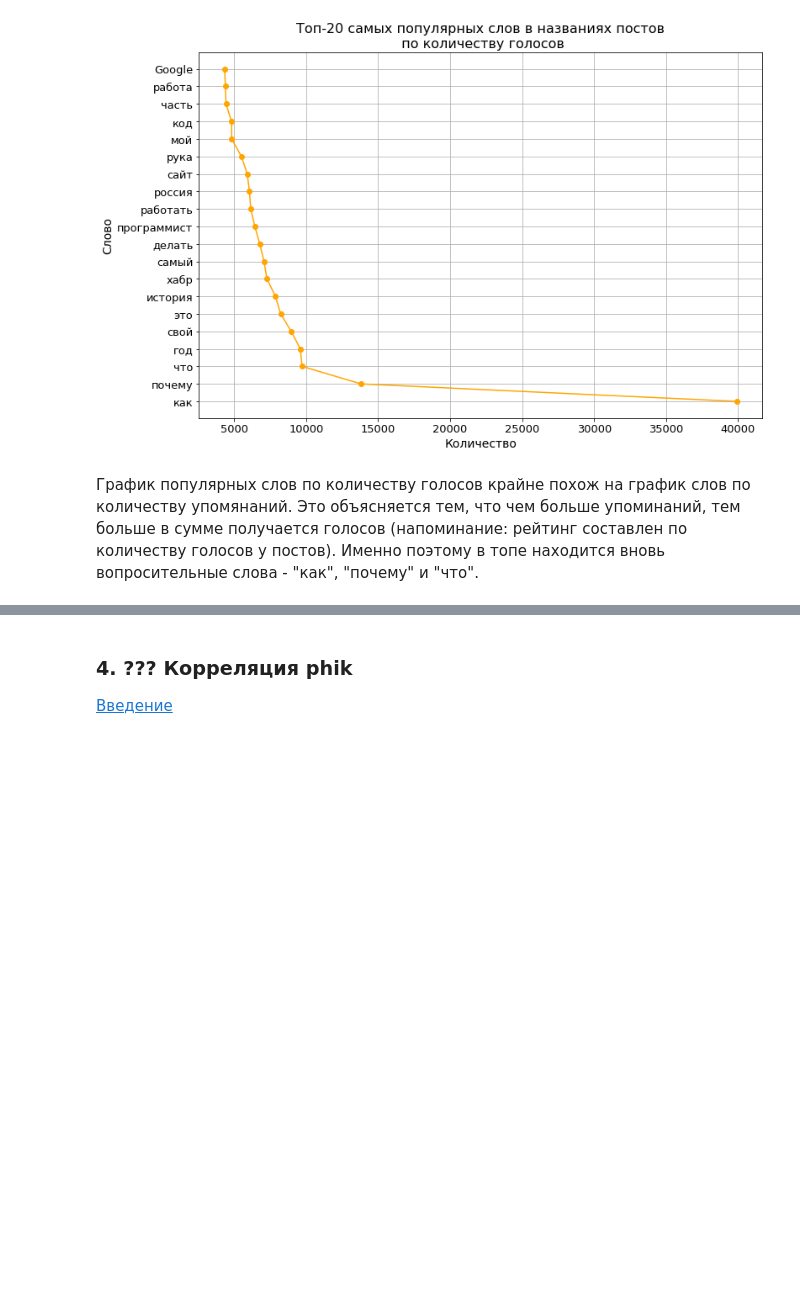
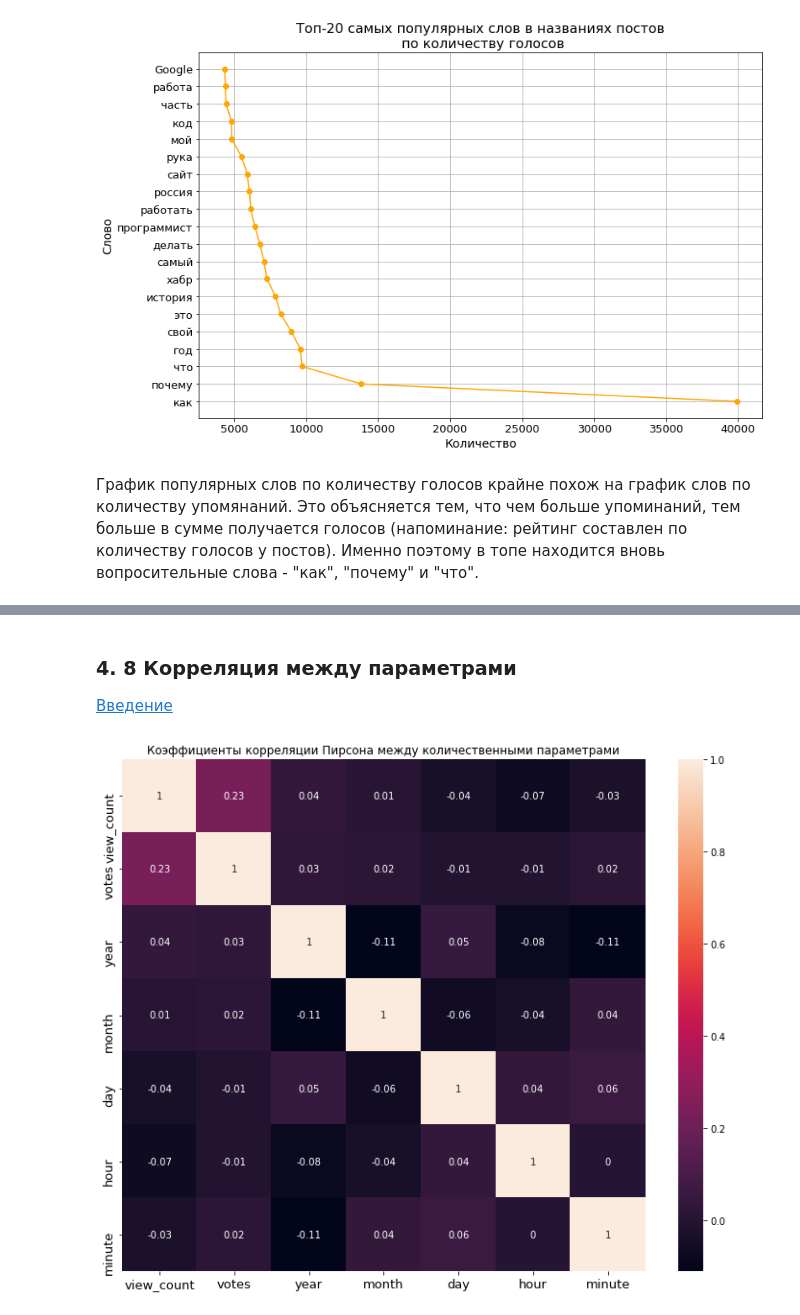
Before and after one commit to Midle68/habr_parsing, a Jupyter notebook: parser.ipynb, the cells around one changed output, grey strips where cells are left out. Saved outputs shown, nothing was run; the diff lists cells and outputs as text; code cells hidden in the pictures; blank space fills up the shorter version.

```diff
--- a/parser.ipynb
+++ b/parser.ipynb
@@ -763,3 +810,4 @@ show_top_20_words('votes', 'по количеству голосов', 'orange')
 # %% [markdown]
-### 4. ??? Корреляция phik
+<a name='correlation'></a>
+### 4. 8 Корреляция между параметрами
 [Введение](#introduction)
@@ -782,0 +814,13 @@ plot_correlation_matrix(
+# %%
+# График с коэффициентами корреляции Пирсона между количественными параметрами
+plt.figure(figsize=(10, 8))
+
+sns.heatmap(round(df_posts.corr(), 2), annot=True)
+
+plt.tight_layout()
+plt.title("Коэффициенты корреляции Пирсона между количественными параметрами")
+plt.xticks(fontsize=TICK_FONTSIZE)
+plt.yticks(fontsize=TICK_FONTSIZE)
+plt.show()
+# %% [output]
+[figure, added]
```
Also changed, not shown: parts of 19 cells of this notebook.
